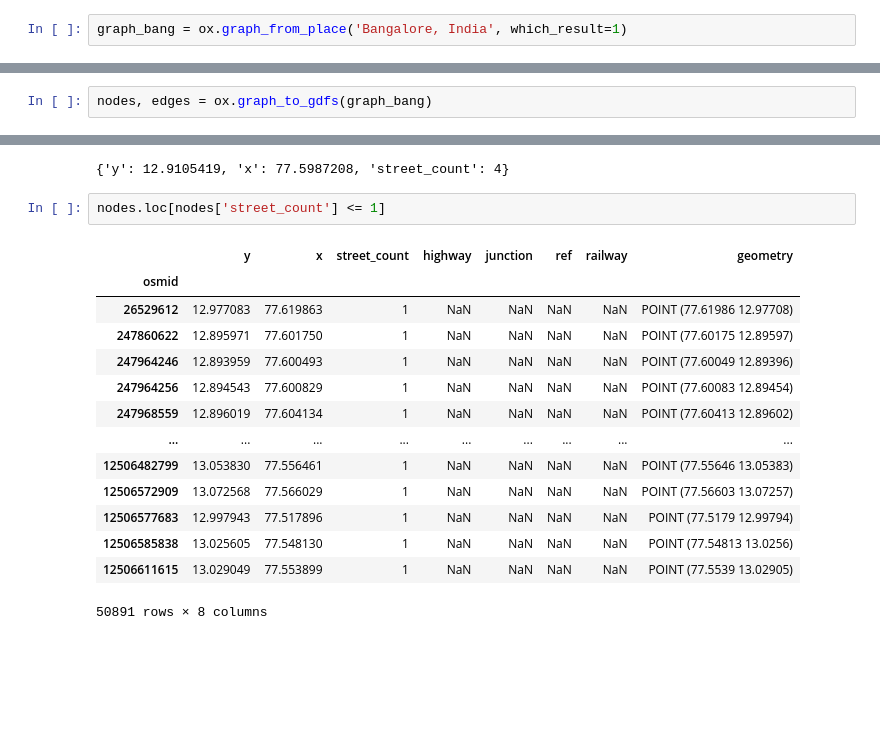
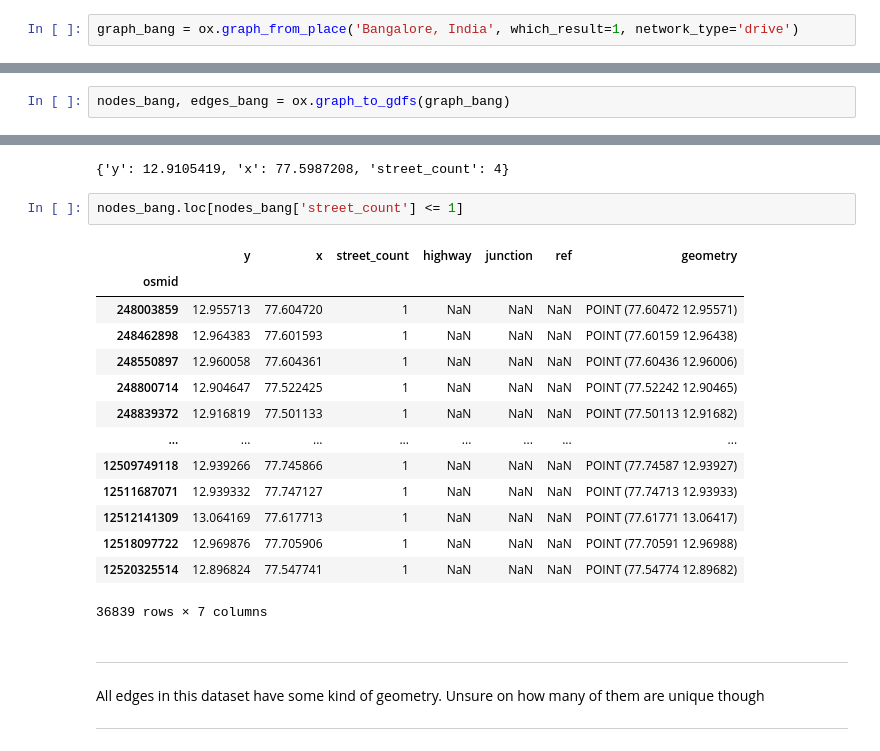
Before and after one commit to raghavcast/ETA-prediction, a Jupyter notebook: Traffic prediction.ipynb, the cells around one changed output, grey strips where cells are left out. Cells and saved outputs as stored; diff of their text form; blank space fills up the shorter version.

```diff
--- a/Traffic prediction.ipynb
+++ b/Traffic prediction.ipynb
@@ -442,5 +450,5 @@ graph = ox.graph_from_place('Kanchipuram, India', which_result=1)
 # %%
-graph_bang = ox.graph_from_place('Bangalore, India', which_result=1)
+graph_bang = ox.graph_from_place('Bangalore, India', which_result=1, network_type='drive')
 # %%
 graph
 # %% [output]
@@ -614,3 +767,3 @@ ox.plot_graph(graph_heb)
 # %%
-nodes, edges = ox.graph_to_gdfs(graph_bang)
+nodes_bang, edges_bang = ox.graph_to_gdfs(graph_bang)
 # %%
@@ -650,20 +798,26 @@ graph_bang.nodes[17327095]
 # %% [output]
 {'y': 12.9105419, 'x': 77.5987208, 'street_count': 4}
 # %%
-nodes.loc[nodes['street_count'] <= 1]
+nodes_bang.loc[nodes_bang['street_count'] <= 1]
 # %% [output]
-|  | y | x | street_count | highway | junction | ref | railway | geometry |
-| osmid |  |  |  |  |  |  |  |  |
-| 26529612 | 12.977083 | 77.619863 | 1 | NaN | NaN | NaN | NaN | POINT (77.61986 12.97708) |
-| 247860622 | 12.895971 | 77.601750 | 1 | NaN | NaN | NaN | NaN | POINT (77.60175 12.89597) |
-| 247964246 | 12.893959 | 77.600493 | 1 | NaN | NaN | NaN | NaN | POINT (77.60049 12.89396) |
-| 247964256 | 12.894543 | 77.600829 | 1 | NaN | NaN | NaN | NaN | POINT (77.60083 12.89454) |
-| 247968559 | 12.896019 | 77.604134 | 1 | NaN | NaN | NaN | NaN | POINT (77.60413 12.89602) |
-| ... | ... | ... | ... | ... | ... | ... | ... | ... |
-| 12506482799 | 13.053830 | 77.556461 | 1 | NaN | NaN | NaN | NaN | POINT (77.55646 13.05383) |
-| 12506572909 | 13.072568 | 77.566029 | 1 | NaN | NaN | NaN | NaN | POINT (77.56603 13.07257) |
-| 12506577683 | 12.997943 | 77.517896 | 1 | NaN | NaN | NaN | NaN | POINT (77.5179 12.99794) |
-| 12506585838 | 13.025605 | 77.548130 | 1 | NaN | NaN | NaN | NaN | POINT (77.54813 13.0256) |
-| 12506611615 | 13.029049 | 77.553899 | 1 | NaN | NaN | NaN | NaN | POINT (77.5539 13.02905) |
+|  | y | x | street_count | highway | junction | ref | geometry |
+| osmid |  |  |  |  |  |  |  |
+| 248003859 | 12.955713 | 77.604720 | 1 | NaN | NaN | NaN | POINT (77.60472 12.95571) |
+| 248462898 | 12.964383 | 77.601593 | 1 | NaN | NaN | NaN | POINT (77.60159 12.96438) |
+| 248550897 | 12.960058 | 77.604361 | 1 | NaN | NaN | NaN | POINT (77.60436 12.96006) |
+| 248800714 | 12.904647 | 77.522425 | 1 | NaN | NaN | NaN | POINT (77.52242 12.90465) |
+| 248839372 | 12.916819 | 77.501133 | 1 | NaN | NaN | NaN | POINT (77.50113 12.91682) |
+| ... | ... | ... | ... | ... | ... | ... | ... |
+| 12509749118 | 12.939266 | 77.745866 | 1 | NaN | NaN | NaN | POINT (77.74587 12.93927) |
+| 12511687071 | 12.939332 | 77.747127 | 1 | NaN | NaN | NaN | POINT (77.74713 12.93933) |
+| 12512141309 | 13.064169 | 77.617713 | 1 | NaN | NaN | NaN | POINT (77.61771 13.06417) |
+| 12518097722 | 12.969876 | 77.705906 | 1 | NaN | NaN | NaN | POINT (77.70591 12.96988) |
+| 12520325514 | 12.896824 | 77.547741 | 1 | NaN | NaN | NaN | POINT (77.54774 12.89682) |
-50891 rows × 8 columns
+36839 rows × 7 columns
+# %% [markdown]
+---
+
+All edges in this dataset have some kind of geometry. Unsure on how many of them are unique though
+
+---
 # %%
```
Also changed, not shown: parts of 43 cells of this notebook.
